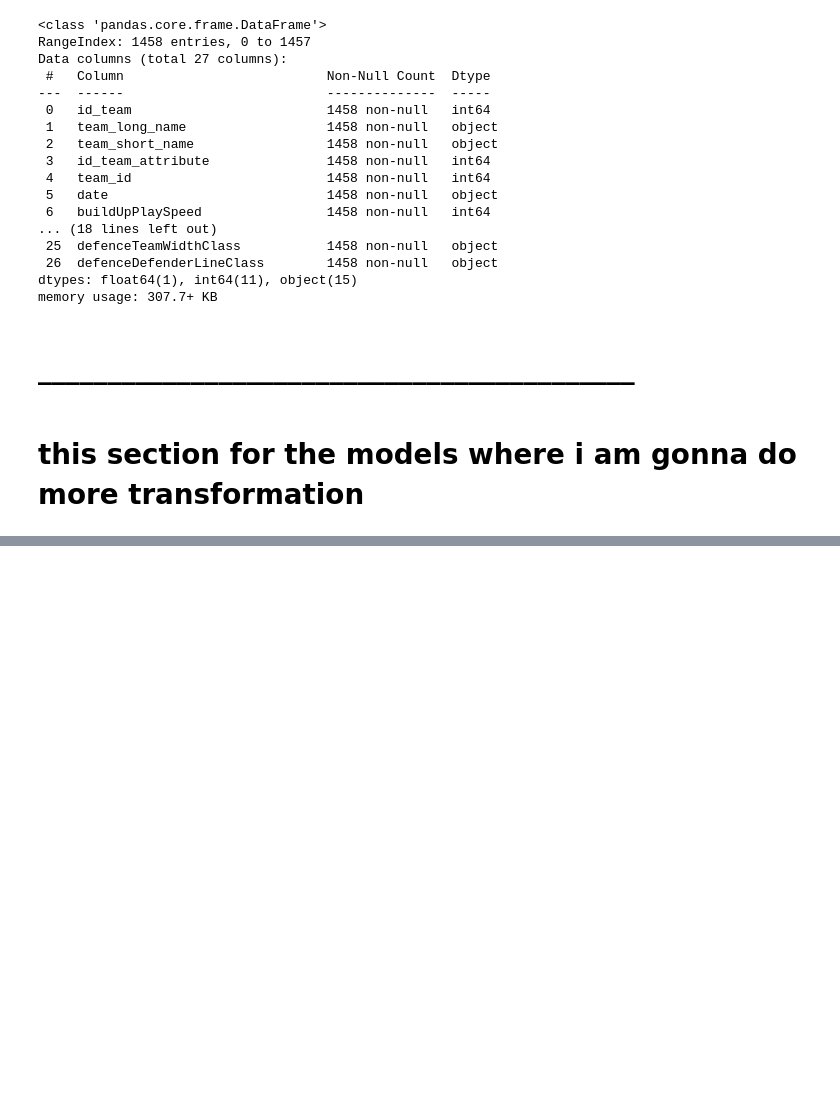
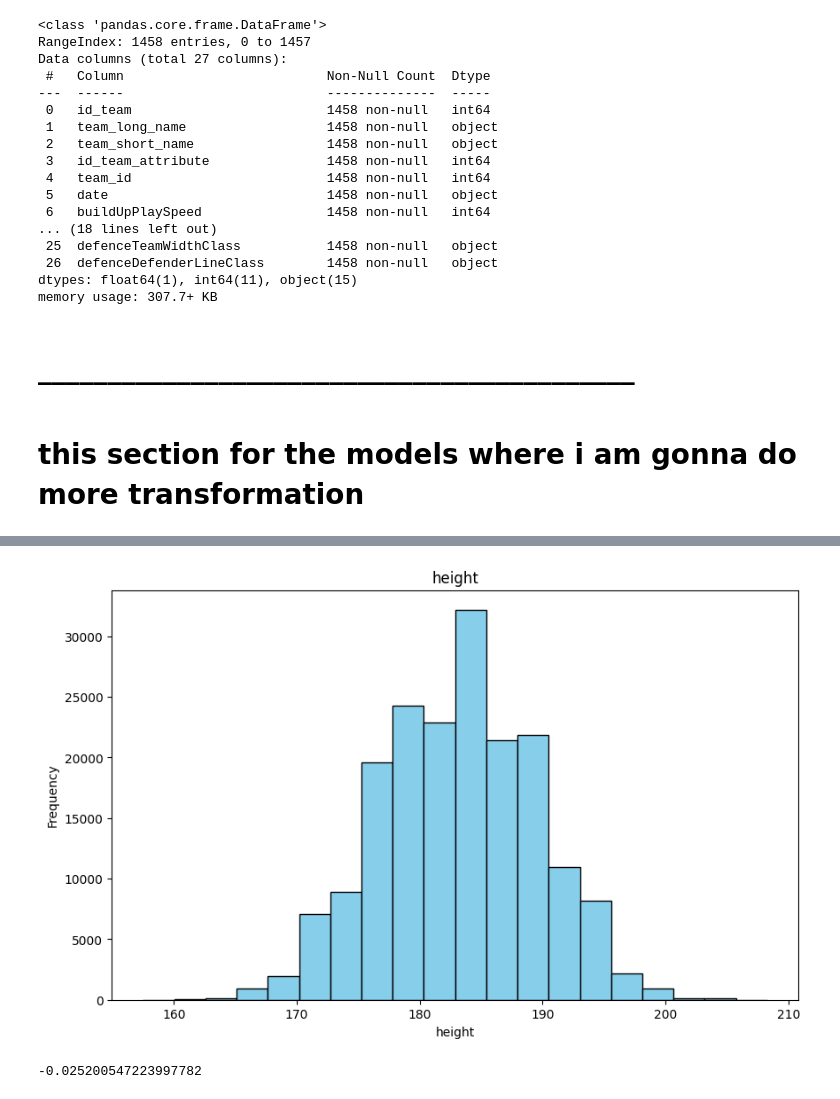
Before and after one commit to rahiqi-al/football-_clustering, a Jupyter notebook: test.ipynb, the cells around one changed output, grey strips where cells are left out. Drawn from its saved outputs; the diff is of its cells as text; code cells hidden in the pictures; blank space fills up the shorter version.

```diff
--- a/test.ipynb
+++ b/test.ipynb
@@ -665,0 +721,14 @@ memory usage: 307.7+ KB
+# %%
+# i tried every  column
+plt.figure(figsize=(10,6))
+plt.hist(df_player['height'], bins=20, color='skyblue', edgecolor='black')
+plt.title('height')
+plt.xlabel('height')
+plt.ylabel('Frequency')
+plt.show()
+
+
+print(df_player['height'].skew())
+# %% [output]
+[figure, added]
+-0.025200547223997782
```
Also changed, not shown: parts of 31 cells of this notebook, 4 other files.
